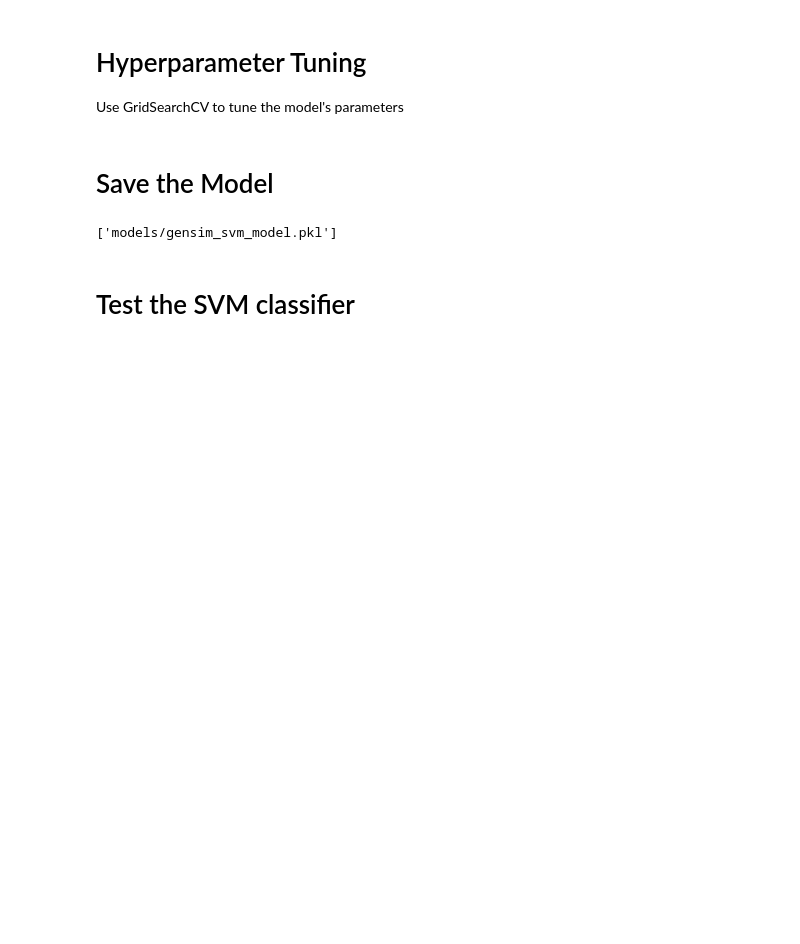
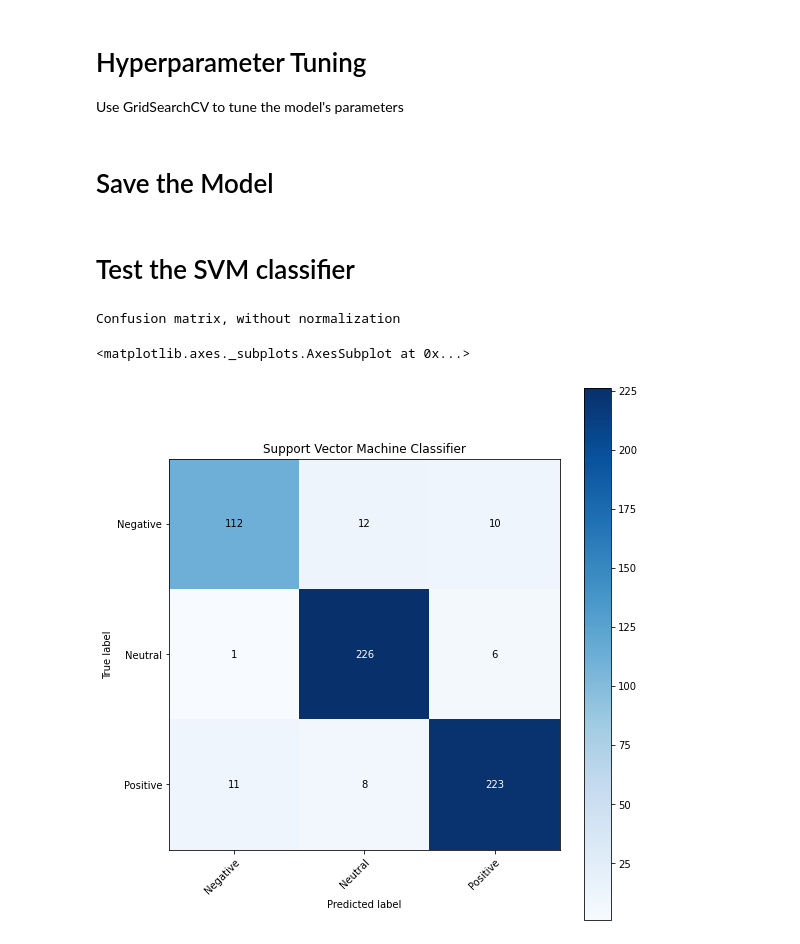
Before and after one commit to ZenAcar/Automated_News_Sentiment_Categorization_MachineLearning_Methods, a Jupyter notebook: model_testing/GensimTextAnalytics-Tech-2.ipynb, the cells around one changed output. Drawn from its saved outputs; the diff is of its cells as text; code cells hidden in the pictures; blank space fills up the shorter version.

Commit message:
Added confusion Matrix code

```diff
--- a/model_testing/GensimTextAnalytics-Tech-2.ipynb
+++ b/model_testing/GensimTextAnalytics-Tech-2.ipynb
@@ -295,9 +295,7 @@ filename = 'models/gensim_svm_model.sav'
 pickle.dump(pipe, open(filename, 'wb'))
 # %%
-import joblib
-joblib.dump(pipe, 'models/gensim_svm_model.pkl')
+# import joblib
+# joblib.dump(pipe, '../final_model/gensim_svm_model.pkl')
-# %% [output]
-['models/gensim_svm_model.pkl']
 # %% [markdown]
 # Test the SVM classifier
 # %%
@@ -306,0 +359,11 @@ joblib.dump(pipe, 'models/gensim_svm_model.pkl')
+# %%
+
+predictions= pipe.predict(test_vectors)
+classes = ['Negative','Neutral','Positive']
+ax = plot_confusion_matrix(y_test_2, predictions, classes,False,"Support Vector Machine Classifier")
+plt.savefig("SVM.png")
+ax
+# %% [output]
+Confusion matrix, without normalization
+<matplotlib.axes._subplots.AxesSubplot at 0x...>
+[figure, added]
```
Also changed, not shown: parts of 6 cells of this notebook.
